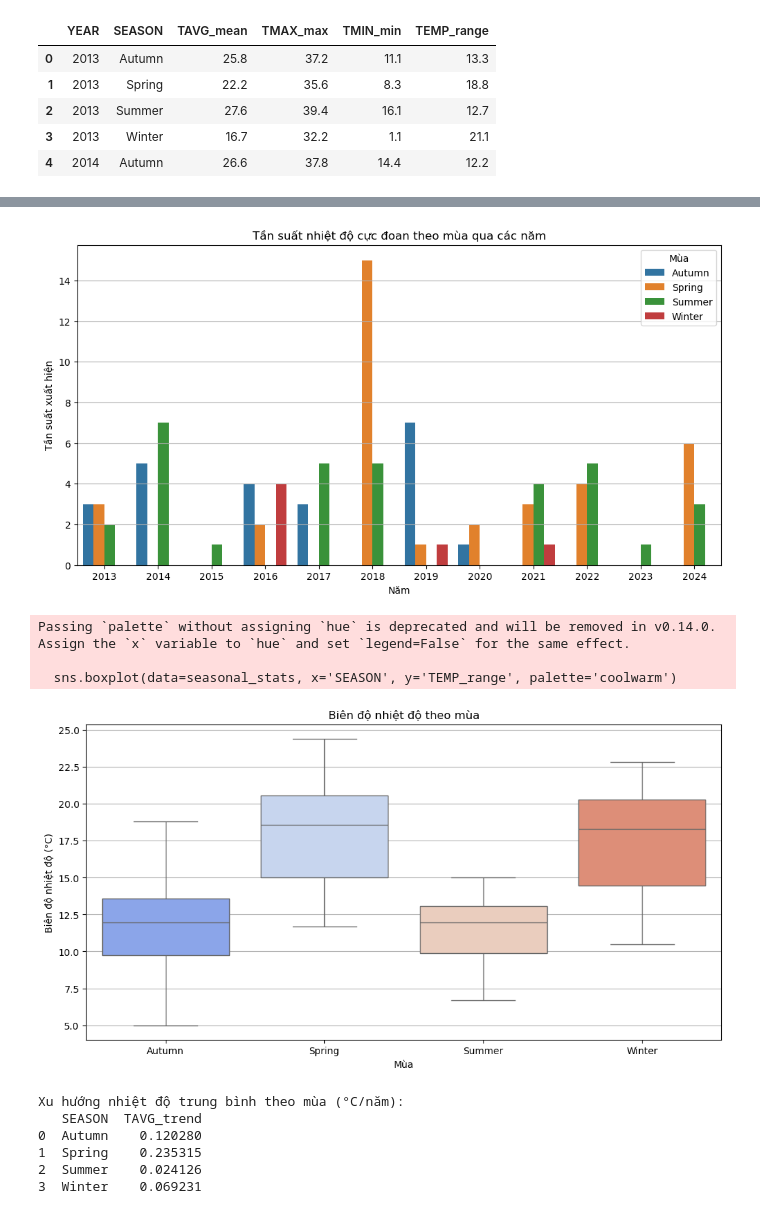
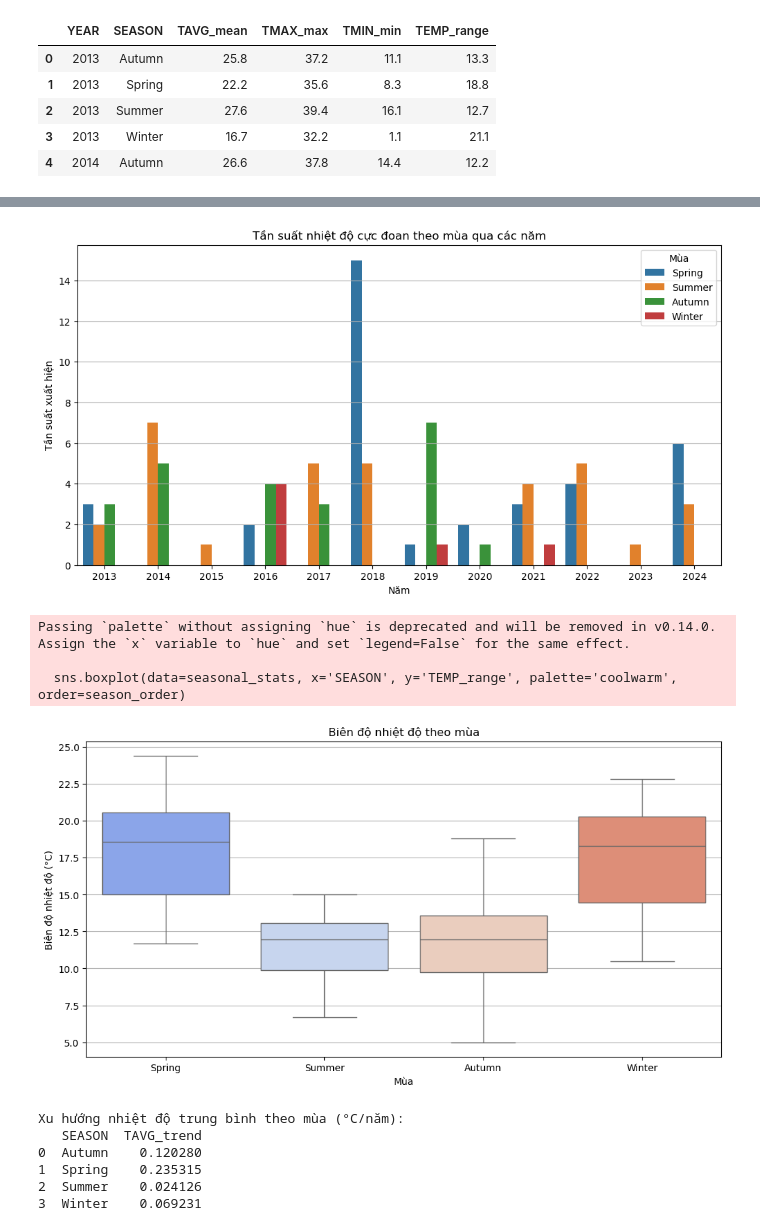
Before and after one commit to huyvanzzz/Data-Processing-Programming, a Jupyter notebook: Temperature_by_season.ipynb, the cells around one changed output, grey strips where cells are left out. Cells and saved outputs as stored; diff of their text form; code cells hidden in the pictures.

```diff
--- a/Temperature_by_season.ipynb
+++ b/Temperature_by_season.ipynb
@@ -87,6 +87,9 @@ extreme_temp_counts = df[df['IS_OUTLIER']].groupby(['YEAR', 'SEASON']).size().re
 # Kết hợp với bảng seasonal_stats
 seasonal_stats = seasonal_stats.merge(extreme_temp_counts, on=['YEAR', 'SEASON'], how='left')
 seasonal_stats['extreme_count'] = seasonal_stats['extreme_count'].fillna(0).astype(int)
+# %%
+season_order = ["Spring", "Summer", "Autumn", "Winter"]
+df['SEASON'] = pd.Categorical(df['SEASON'], categories=season_order, ordered=True)
 # %%
 
 # Vẽ các biểu đồ phân tích xu hướng
@@ -107,7 +110,7 @@ plt.show()
 # %%
 # Biểu đồ 2: So sánh tần suất nhiệt độ cực đoan giữa các mùa
 plt.figure(figsize=(12, 6))
-sns.barplot(data=seasonal_stats, x='YEAR', y='extreme_count', hue='SEASON')
+sns.barplot(data=seasonal_stats, x='YEAR', y='extreme_count', hue='SEASON', hue_order=season_order)
 plt.title('Tần suất nhiệt độ cực đoan theo mùa qua các năm')
 plt.xlabel('Năm')
 plt.ylabel('Tần suất xuất hiện')
@@ -115,22 +118,22 @@ plt.legend(title='Mùa')
 plt.grid(axis='y')
 plt.show()
 # %% [output]
-[figure, old version]
+[figure, new version]
 # %%
 
 # Biểu đồ 3: So sánh biên độ nhiệt độ giữa các mùa
 plt.figure(figsize=(12, 6))
-sns.boxplot(data=seasonal_stats, x='SEASON', y='TEMP_range', palette='coolwarm')
+sns.boxplot(data=seasonal_stats, x='SEASON', y='TEMP_range', palette='coolwarm', order=season_order)
 plt.title('Biên độ nhiệt độ theo mùa')
 plt.xlabel('Mùa')
 plt.ylabel('Biên độ nhiệt độ (°C)')
 plt.grid(axis='y')
 plt.show()
 # %% [output]
 Passing `palette` without assigning `hue` is deprecated and will be removed in v0.14.0. Assign the `x` variable to `hue` and set `legend=False` for the same effect.
 
-  sns.boxplot(data=seasonal_stats, x='SEASON', y='TEMP_range', palette='coolwarm')
+  sns.boxplot(data=seasonal_stats, x='SEASON', y='TEMP_range', palette='coolwarm', order=season_order)
-[figure, old version]
+[figure, new version]
 # %%
 import numpy as np
 from scipy.stats import linregress
```
Also changed, not shown: parts of 6 cells of this notebook.
